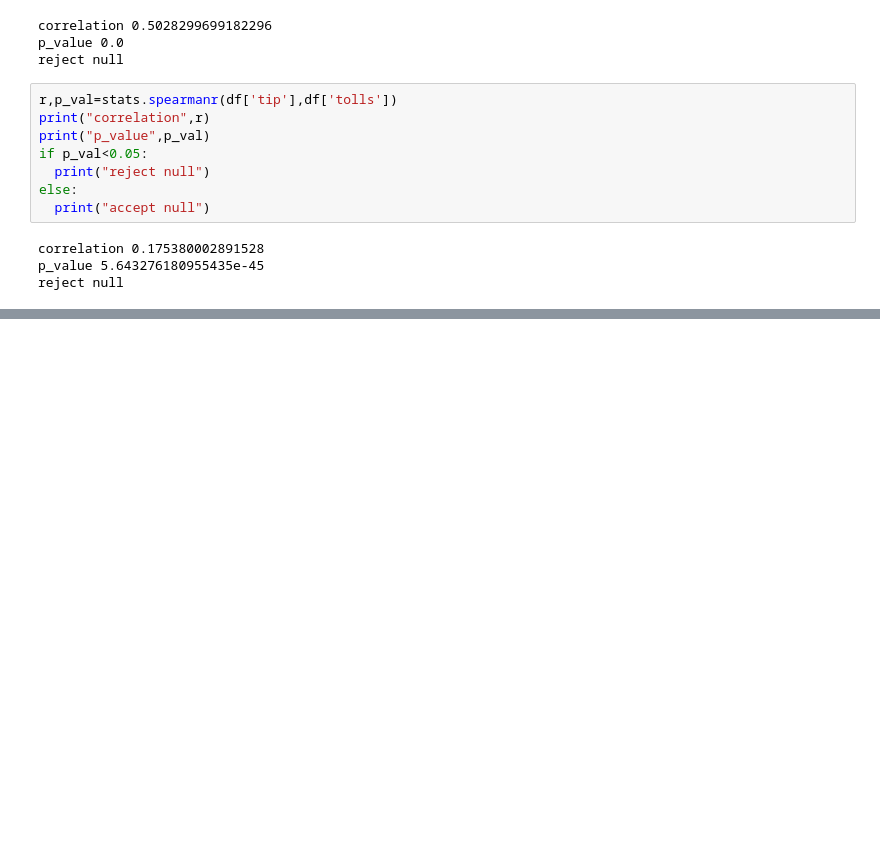
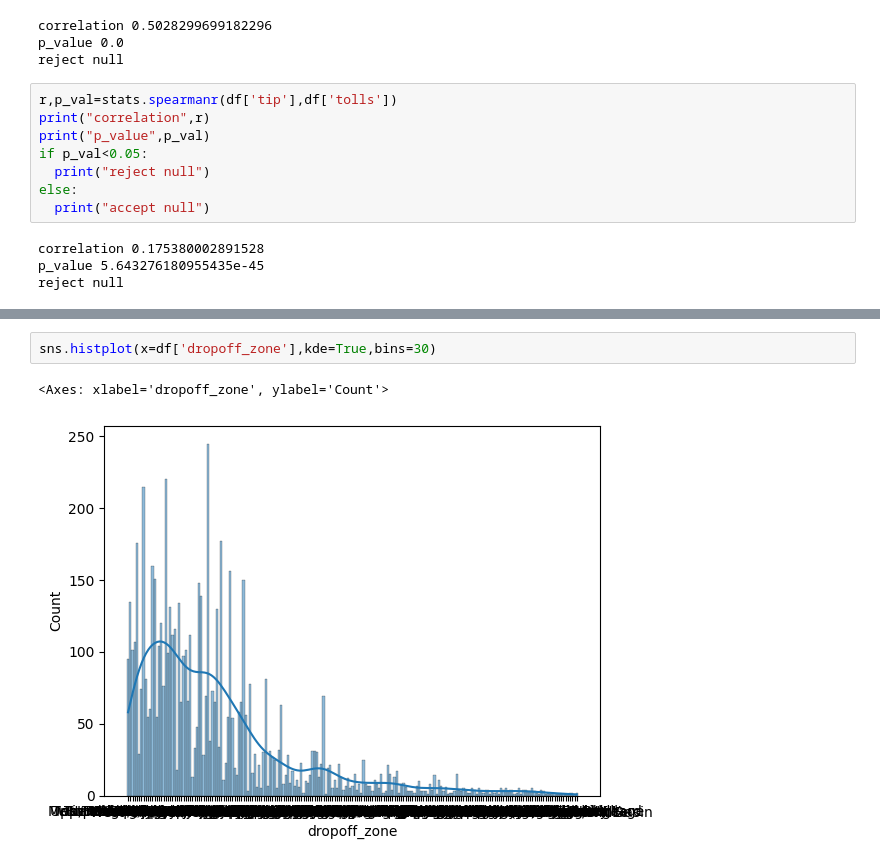
Before and after one commit to kotlanandu525/feature_selection, a Jupyter notebook: feature_selection.ipynb, the cells around one changed output, grey strips where cells are left out. Cells and saved outputs as stored; diff of their text form; blank space fills up the shorter version.

```diff
--- a/feature_selection.ipynb
+++ b/feature_selection.ipynb
@@ -554,0 +657,5 @@ reject null
+# %%
+sns.histplot(x=df['dropoff_zone'],kde=True,bins=30)
+# %% [output]
+<Axes: xlabel='dropoff_zone', ylabel='Count'>
+[figure, added]
```
Also changed, not shown: parts of 47 cells of this notebook.
